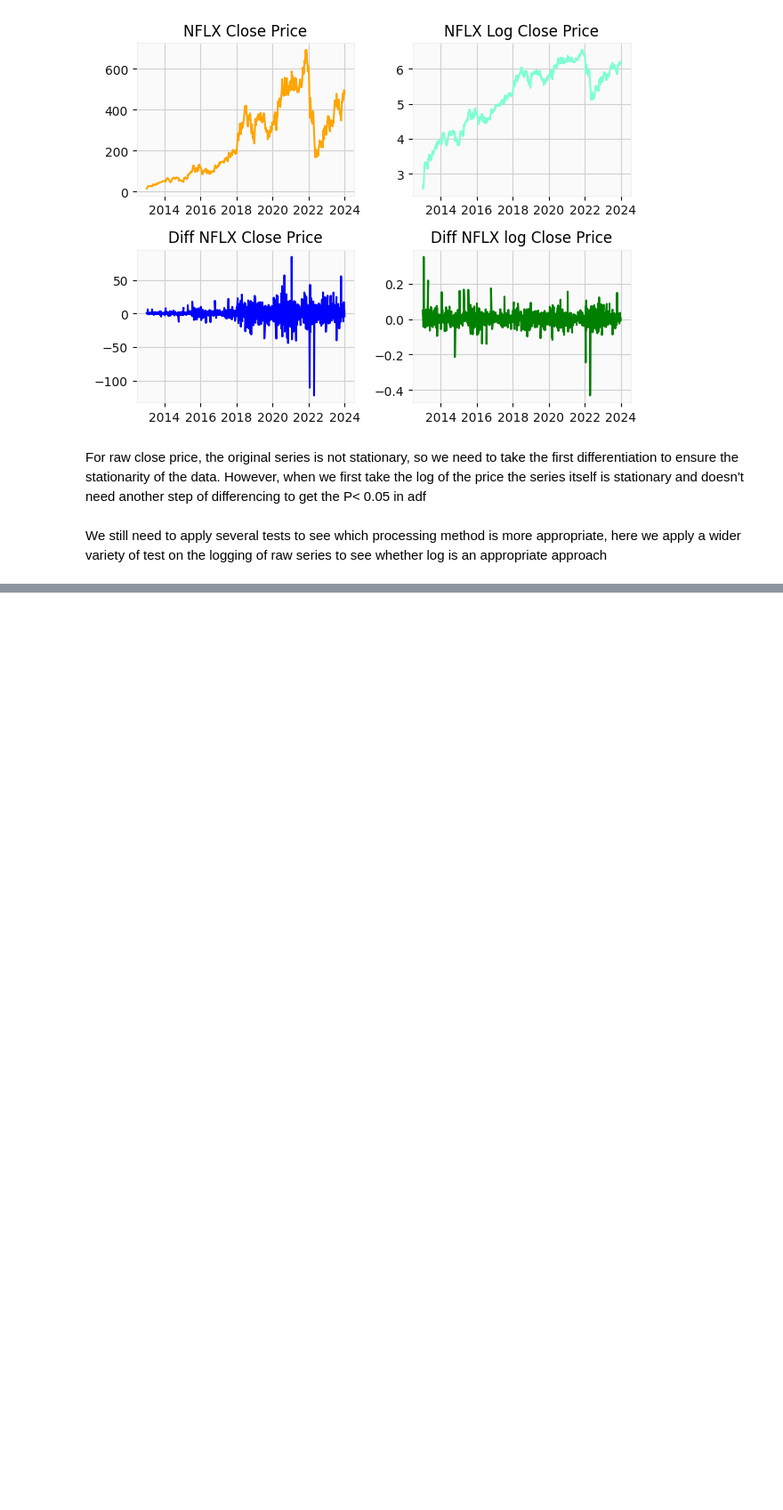
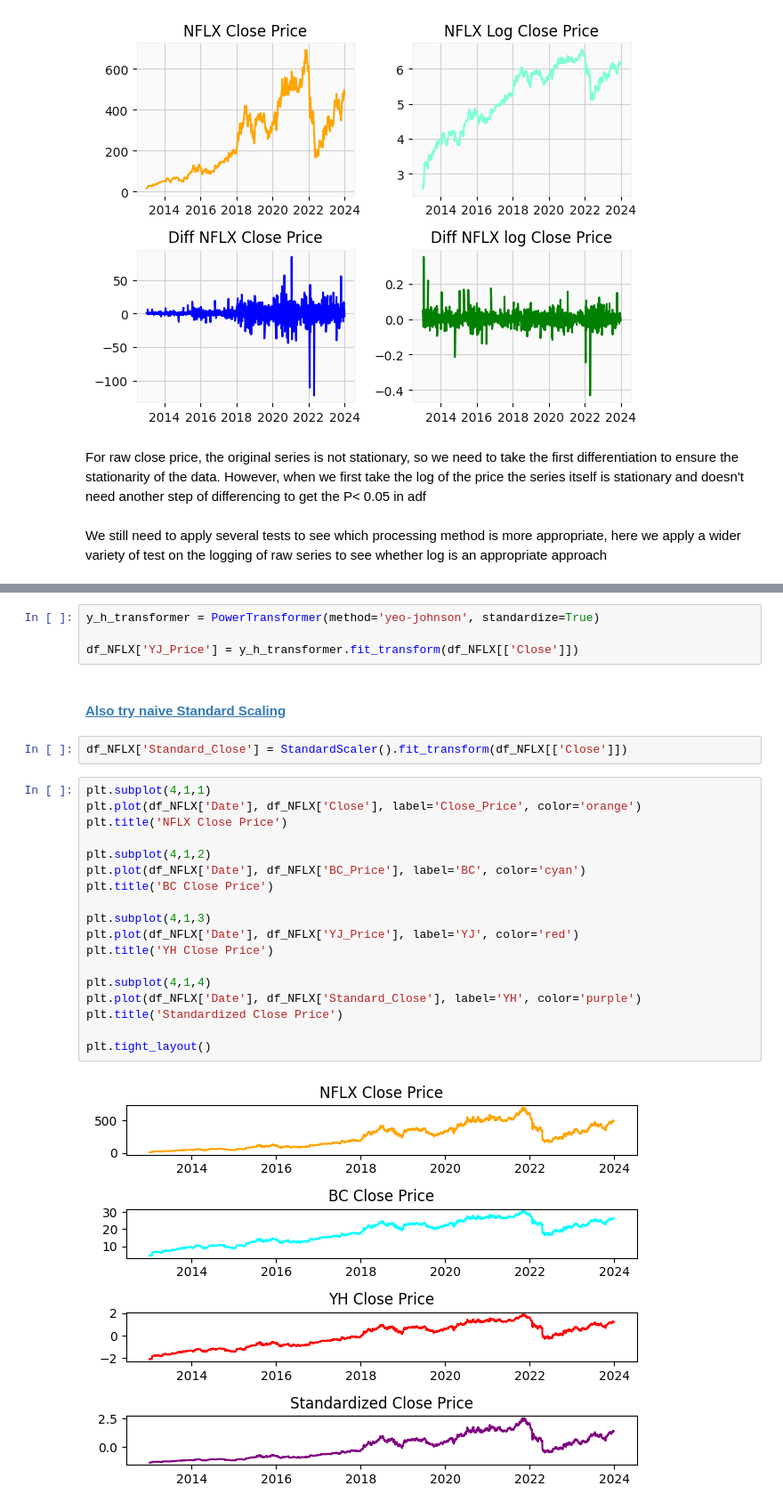
Before and after one commit to GinHikat/OmniTS_for_Stock, a Jupyter notebook: notebooks/prep_eda.ipynb, the cells around one changed output, grey strips where cells are left out. Shown at 89% size. Saved outputs shown, nothing was run; the diff lists cells and outputs as text; blank space fills up the shorter version.

```diff
--- a/notebooks/prep_eda.ipynb
+++ b/notebooks/prep_eda.ipynb
@@ -561,0 +711,28 @@ df_NFLX['Close_diff'] = df_NFLX['Close'] - df_NFLX['Close'].shift(1)
+# %%
+y_h_transformer = PowerTransformer(method='yeo-johnson', standardize=True)
+
+df_NFLX['YJ_Price'] = y_h_transformer.fit_transform(df_NFLX[['Close']])
+# %% [markdown]
+#### <a id='toc2_2_2_3_'></a>[Also try naive Standard Scaling](#toc0_)
+# %%
+df_NFLX['Standard_Close'] = StandardScaler().fit_transform(df_NFLX[['Close']])
+# %%
+plt.subplot(4,1,1)
+plt.plot(df_NFLX['Date'], df_NFLX['Close'], label='Close_Price', color='orange')
+plt.title('NFLX Close Price')
+
+plt.subplot(4,1,2)
+plt.plot(df_NFLX['Date'], df_NFLX['BC_Price'], label='BC', color='cyan')
+plt.title('BC Close Price')
+
+plt.subplot(4,1,3)
+plt.plot(df_NFLX['Date'], df_NFLX['YJ_Price'], label='YJ', color='red')
+plt.title('YH Close Price')
+
+plt.subplot(4,1,4)
+plt.plot(df_NFLX['Date'], df_NFLX['Standard_Close'], label='YH', color='purple')
+plt.title('Standardized Close Price')
+
+plt.tight_layout()
+# %% [output]
+[figure, added]
```
Also changed, not shown: parts of 69 cells of this notebook, 8 other files.
